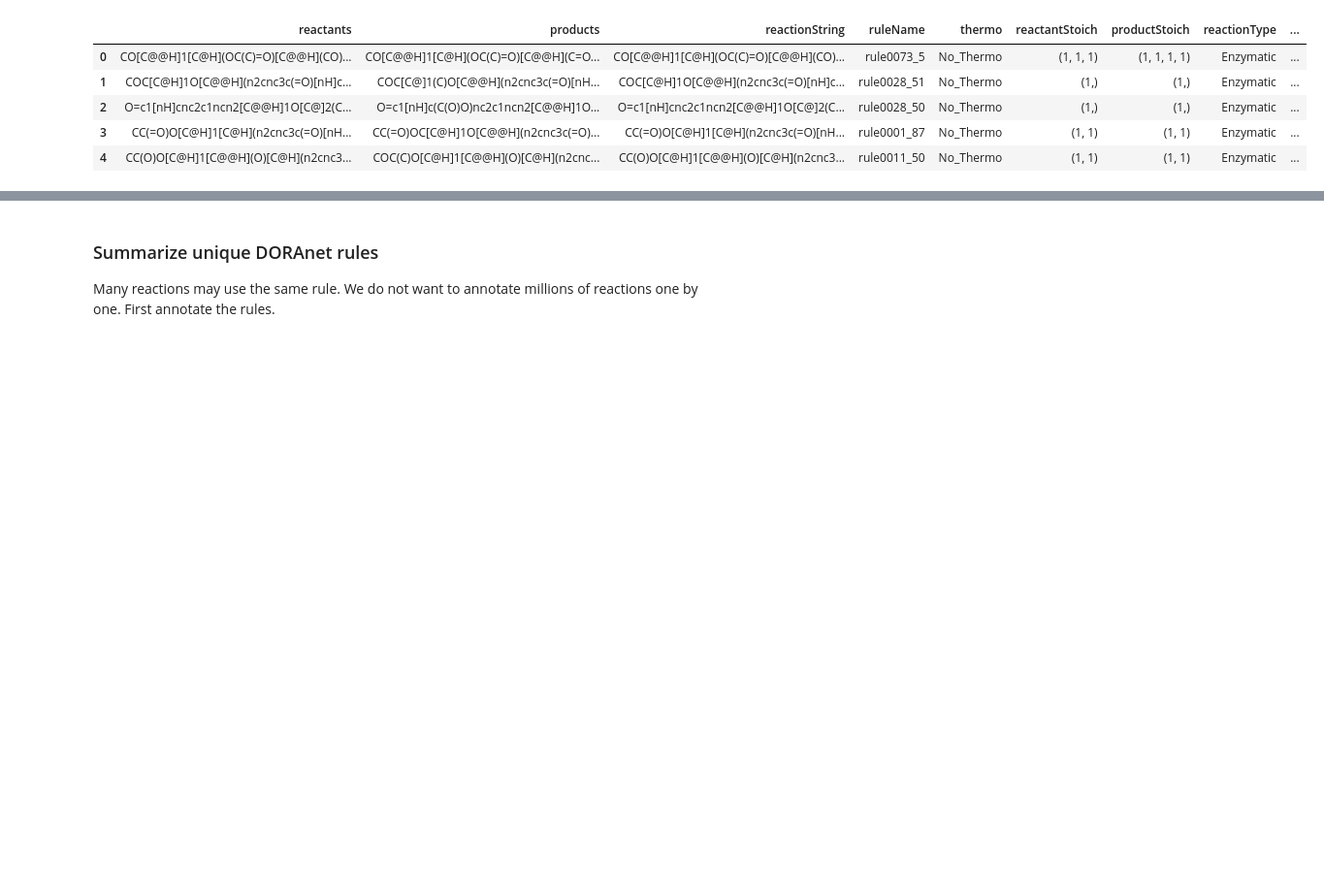
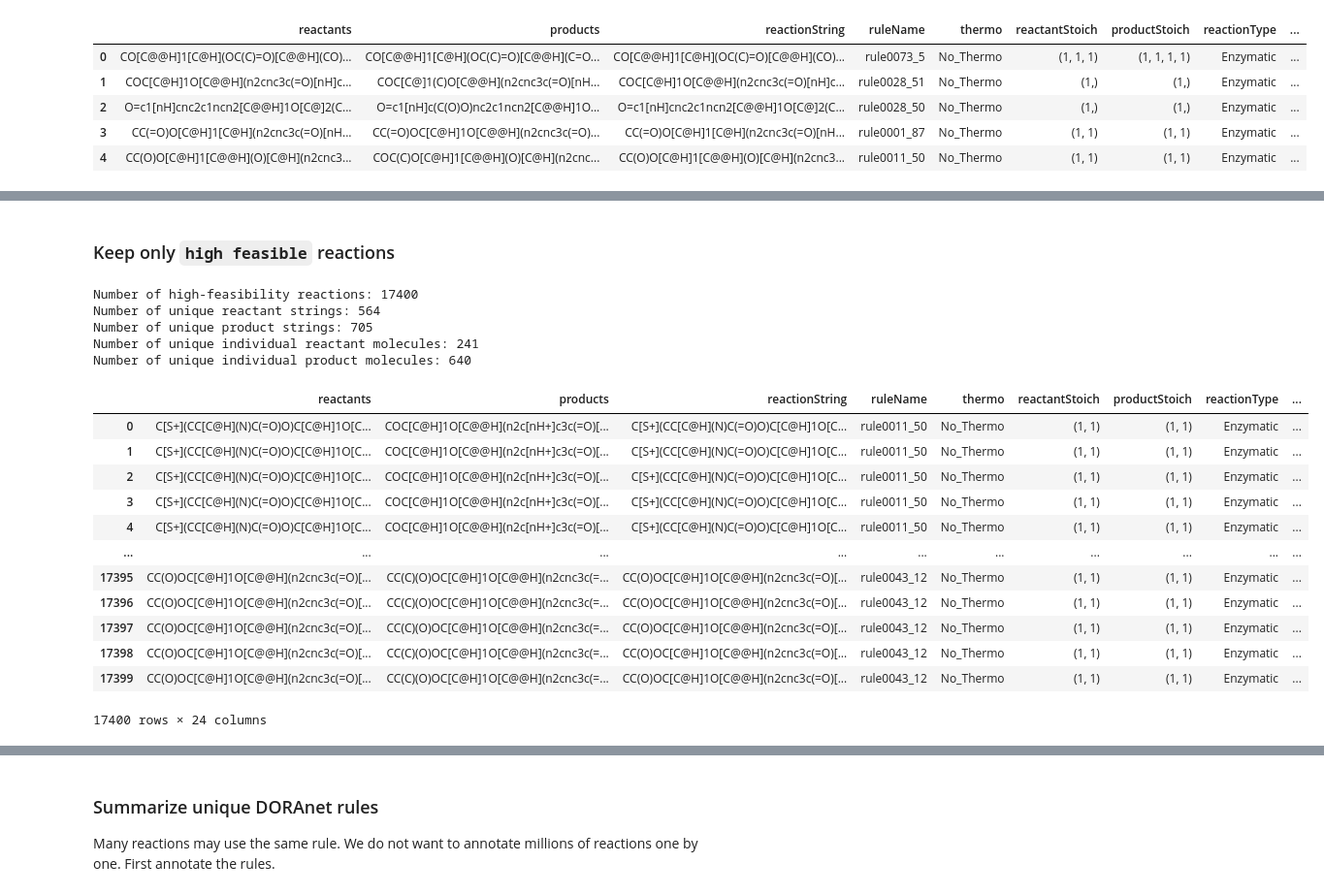
Before and after one commit to soumyadeepghosh35/DTRA_DrugDesign, a Jupyter notebook: DTRA_project_notebooks/Step10_DNA_design_pipeline.ipynb, the cells around one changed output, grey strips where cells are left out. Shown at 97% size. Saved outputs shown, nothing was run; the diff lists cells and outputs as text; code cells hidden in the pictures; blank space fills up the shorter version.

```diff
--- a/DTRA_project_notebooks/Step10_DNA_design_pipeline.ipynb
+++ b/DTRA_project_notebooks/Step10_DNA_design_pipeline.ipynb
@@ -203,0 +272,54 @@ Likely enzymatic reactions: 176,400
+# %% [markdown]
+### Keep only `high feasible` reactions
+# %%
+reactionDF_DORAXGB_highFeasibility = (
+    reactionDF_DORAXGB[
+        (reactionDF_DORAXGB["feasibilityLabel_rule1"] == 1)
+        & (reactionDF_DORAXGB["feasibilityScore_rule1"].notna())
+    ]
+    .sort_values(by="feasibilityScore_rule1", ascending=False)
+    .reset_index(drop=True)
+)
+
+
+uniqueReactantStrings_high = set(reactionDF_DORAXGB_highFeasibility["reactants"])
+uniqueProductStrings_high = set(reactionDF_DORAXGB_highFeasibility["products"])
+
+uniqueReactantMolecules_high = {
+    mol
+    for reactants in reactionDF_DORAXGB_highFeasibility["reactants"]
+    for mol in str(reactants).split(".")
+}
+
+uniqueProductMolecules_high = {
+    mol
+    for products in reactionDF_DORAXGB_highFeasibility["products"]
+    for mol in str(products).split(".")
+}
+
+print(f"Number of high-feasibility reactions: {len(reactionDF_DORAXGB_highFeasibility)}")
+print(f"Number of unique reactant strings: {len(uniqueReactantStrings_high)}")
+print(f"Number of unique product strings: {len(uniqueProductStrings_high)}")
+print(f"Number of unique individual reactant molecules: {len(uniqueReactantMolecules_high)}")
+print(f"Number of unique individual product molecules: {len(uniqueProductMolecules_high)}")
+reactionDF_DORAXGB_highFeasibility.to_csv(os.path.join(DNADesignResultsDir, "DORAXGB_highFeasibility_reactions.csv"),index=False)
+reactionDF_DORAXGB_highFeasibility
+# %% [output]
+Number of high-feasibility reactions: 17400
+Number of unique reactant strings: 564
+Number of unique product strings: 705
+Number of unique individual reactant molecules: 241
+Number of unique individual product molecules: 640
+|  | reactants | products | reactionString | ruleName | thermo | reactantStoich | productStoich | reactionType | ... |
+| 0 | C[S+](CC[C@H](N)C(=O)O)C[C@H]1O[C... | COC[C@H]1O[C@@H](n2c[nH+]c3c(=O)[... | C[S+](CC[C@H](N)C(=O)O)C[C@H]1O[C... | rule0011_50 | No_Thermo | (1, 1) | (1, 1) | Enzymatic | ... |
+| 1 | C[S+](CC[C@H](N)C(=O)O)C[C@H]1O[C... | COC[C@H]1O[C@@H](n2c[nH+]c3c(=O)[... | C[S+](CC[C@H](N)C(=O)O)C[C@H]1O[C... | rule0011_50 | No_Thermo | (1, 1) | (1, 1) | Enzymatic | ... |
+| 2 | C[S+](CC[C@H](N)C(=O)O)C[C@H]1O[C... | COC[C@H]1O[C@@H](n2c[nH+]c3c(=O)[... | C[S+](CC[C@H](N)C(=O)O)C[C@H]1O[C... | rule0011_50 | No_Thermo | (1, 1) | (1, 1) | Enzymatic | ... |
+| 3 | C[S+](CC[C@H](N)C(=O)O)C[C@H]1O[C... | COC[C@H]1O[C@@H](n2c[nH+]c3c(=O)[... | C[S+](CC[C@H](N)C(=O)O)C[C@H]1O[C... | rule0011_50 | No_Thermo | (1, 1) | (1, 1) | Enzymatic | ... |
+| 4 | C[S+](CC[C@H](N)C(=O)O)C[C@H]1O[C... | COC[C@H]1O[C@@H](n2c[nH+]c3c(=O)[... | C[S+](CC[C@H](N)C(=O)O)C[C@H]1O[C... | rule0011_50 | No_Thermo | (1, 1) | (1, 1) | Enzymatic | ... |
+| ... | ... | ... | ... | ... | ... | ... | ... | ... | ... |
+| 17395 | CC(O)OC[C@H]1O[C@@H](n2cnc3c(=O)[... | CC(C)(O)OC[C@H]1O[C@@H](n2cnc3c(=... | CC(O)OC[C@H]1O[C@@H](n2cnc3c(=O)[... | rule0043_12 | No_Thermo | (1, 1) | (1, 1) | Enzymatic | ... |
+| 17396 | CC(O)OC[C@H]1O[C@@H](n2cnc3c(=O)[... | CC(C)(O)OC[C@H]1O[C@@H](n2cnc3c(=... | CC(O)OC[C@H]1O[C@@H](n2cnc3c(=O)[... | rule0043_12 | No_Thermo | (1, 1) | (1, 1) | Enzymatic | ... |
+| 17397 | CC(O)OC[C@H]1O[C@@H](n2cnc3c(=O)[... | CC(C)(O)OC[C@H]1O[C@@H](n2cnc3c(=... | CC(O)OC[C@H]1O[C@@H](n2cnc3c(=O)[... | rule0043_12 | No_Thermo | (1, 1) | (1, 1) | Enzymatic | ... |
+| 17398 | CC(O)OC[C@H]1O[C@@H](n2cnc3c(=O)[... | CC(C)(O)OC[C@H]1O[C@@H](n2cnc3c(=... | CC(O)OC[C@H]1O[C@@H](n2cnc3c(=O)[... | rule0043_12 | No_Thermo | (1, 1) | (1, 1) | Enzymatic | ... |
+| 17399 | CC(O)OC[C@H]1O[C@@H](n2cnc3c(=O)[... | CC(C)(O)OC[C@H]1O[C@@H](n2cnc3c(=... | CC(O)OC[C@H]1O[C@@H](n2cnc3c(=O)[... | rule0043_12 | No_Thermo | (1, 1) | (1, 1) | Enzymatic | ... |
+17400 rows × 24 columns
```
Also changed, not shown: parts of 10 cells of this notebook, 2 other files.
